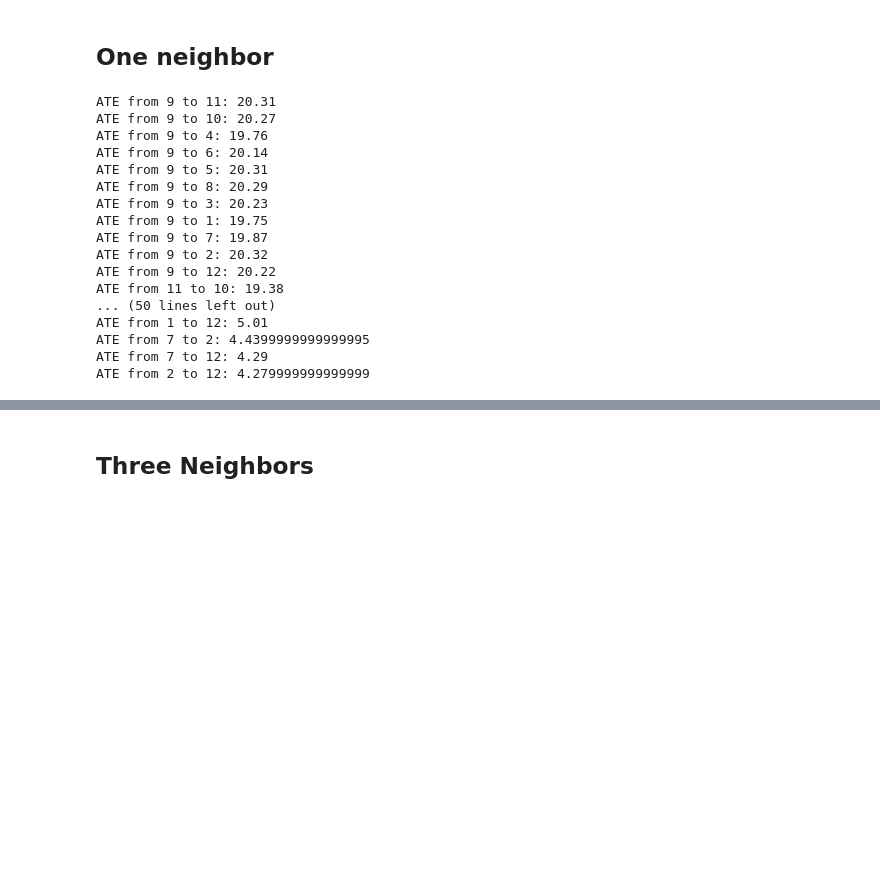
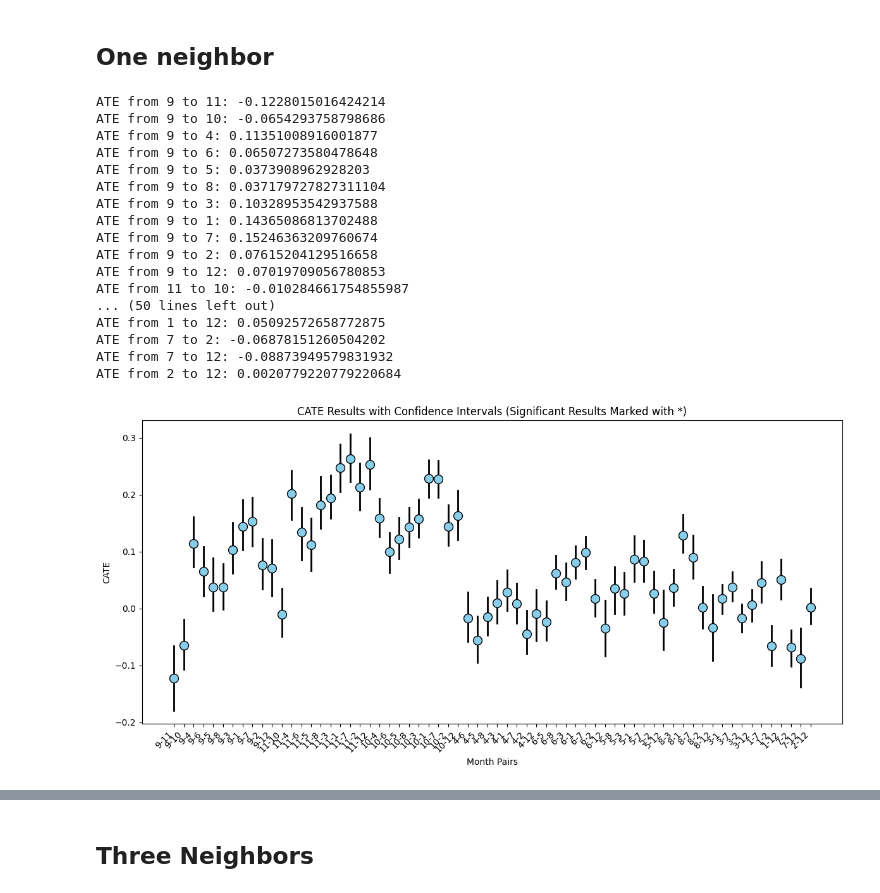
Before and after one commit to moriyamTech/CI_Project, a Jupyter notebook: matching.ipynb, the cells around one changed output, grey strips where cells are left out. Saved outputs shown, nothing was run; the diff lists cells and outputs as text; code cells hidden in the pictures; blank space fills up the shorter version.

```diff
--- a/matching.ipynb
+++ b/matching.ipynb
@@ -10,2 +12,17 @@ from tqdm import tqdm
 # %%
 video_games_df = pd.read_csv('video_games_df_final.csv')
+# %%
+imputer = SimpleImputer(strategy='mean')
+video_games_df['critic_score'] = imputer.fit_transform(video_games_df[['critic_score']])
+
+# Convert categorical variables to one-hot encoding
+cat_columns = ['console', 'genre', 'publisher', 'developer']
+video_games_df = pd.get_dummies(video_games_df, columns=cat_columns, drop_first=True)
+
+# Identify numerical columns to scale
+num_columns = ['critic_score', 'niche_count', 'na_sales_avg_temp', 'jp_sales_avg_temp',
+               'pal_sales_avg_temp', 'special_sales_day_count', 'days_since_release']
+
+# Standardize the numerical features
+scaler = StandardScaler()
+video_games_df[num_columns] = scaler.fit_transform(video_games_df[num_columns])
@@ -18,10 +46,13 @@ def cate(matches, months):
     for start, month in enumerate(months[:-1]):
         for other_month in months[start + 1:]:
             relevant_matches = matches[month][other_month]
-            unit_sales = relevant_matches['current_sales'][0]
-            matched_sales = relevant_matches['matched_sales'][0]
-            mean_y = np.mean(matched_sales)
-            cate_dict[month][other_month] = unit_sales - mean_y
+            cate_list = []
+            for i in range(len(relevant_matches['current_sales'])):
+                unit_sales = relevant_matches['current_sales'][i]
+                matched_sales = relevant_matches['matched_sales'][i]
+                mean_y = np.mean(matched_sales)
+                cate_list.append(unit_sales - mean_y)
+            cate_dict[month][other_month] = np.mean(cate_list)
 
     return cate_dict
 
@@ -134,22 +333,29 @@ def find_closest_matches_with_sales(video_games_df, k=1):
 closest_matches = find_closest_matches_with_sales(video_games_df, k=1)
 # %%
 cate_dict = cate(closest_matches, video_games_df['month'].unique())
+cate_intervals = bootstrap_cate_with_p_value(closest_matches, video_games_df['month'].unique(), num_bootstrap=500)
 print_ates(cate_dict)
 # %% [output]
-ATE from 9 to 11: 20.31
-ATE from 9 to 10: 20.27
-ATE from 9 to 4: 19.76
-ATE from 9 to 6: 20.14
-ATE from 9 to 5: 20.31
-ATE from 9 to 8: 20.29
-ATE from 9 to 3: 20.23
-ATE from 9 to 1: 19.75
-ATE from 9 to 7: 19.87
-ATE from 9 to 2: 20.32
-ATE from 9 to 12: 20.22
-ATE from 11 to 10: 19.38
+ATE from 9 to 11: -0.1228015016424214
+ATE from 9 to 10: -0.0654293758798686
+ATE from 9 to 4: 0.11351008916001877
+ATE from 9 to 6: 0.06507273580478648
+ATE from 9 to 5: 0.0373908962928203
+ATE from 9 to 8: 0.037179727827311104
+ATE from 9 to 3: 0.10328953542937588
+ATE from 9 to 1: 0.14365086813702488
+ATE from 9 to 7: 0.15246363209760674
+ATE from 9 to 2: 0.07615204129516658
+ATE from 9 to 12: 0.07019709056780853
+ATE from 11 to 10: -0.010284661754855987
 ... (50 lines left out)
-ATE from 1 to 12: 5.01
-ATE from 7 to 2: 4.4399999999999995
-ATE from 7 to 12: 4.29
-ATE from 2 to 12: 4.279999999999999
+ATE from 1 to 12: 0.05092572658772875
+ATE from 7 to 2: -0.06878151260504202
+ATE from 7 to 12: -0.08873949579831932
+ATE from 2 to 12: 0.0020779220779220684
+# %%
+cate_results, cate_conf_intervals, p_values = cate_intervals
+# %%
+plot_cate_results(cate_results, cate_conf_intervals, p_values)
+# %% [output]
+[figure, added]
```
Also changed, not shown: parts of 25 cells of this notebook, 1 other file.
